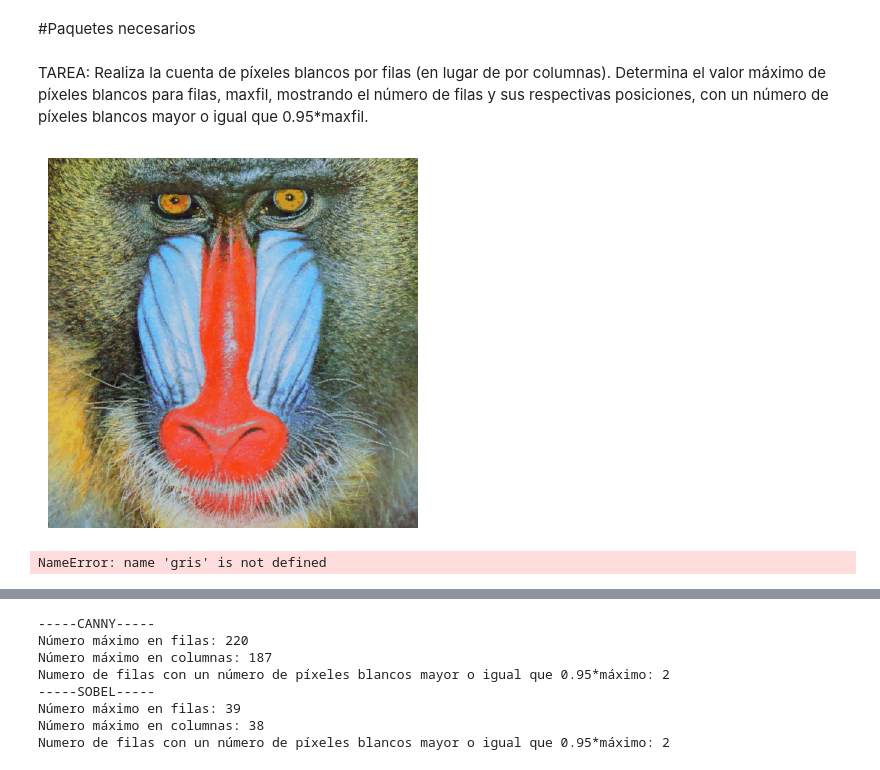
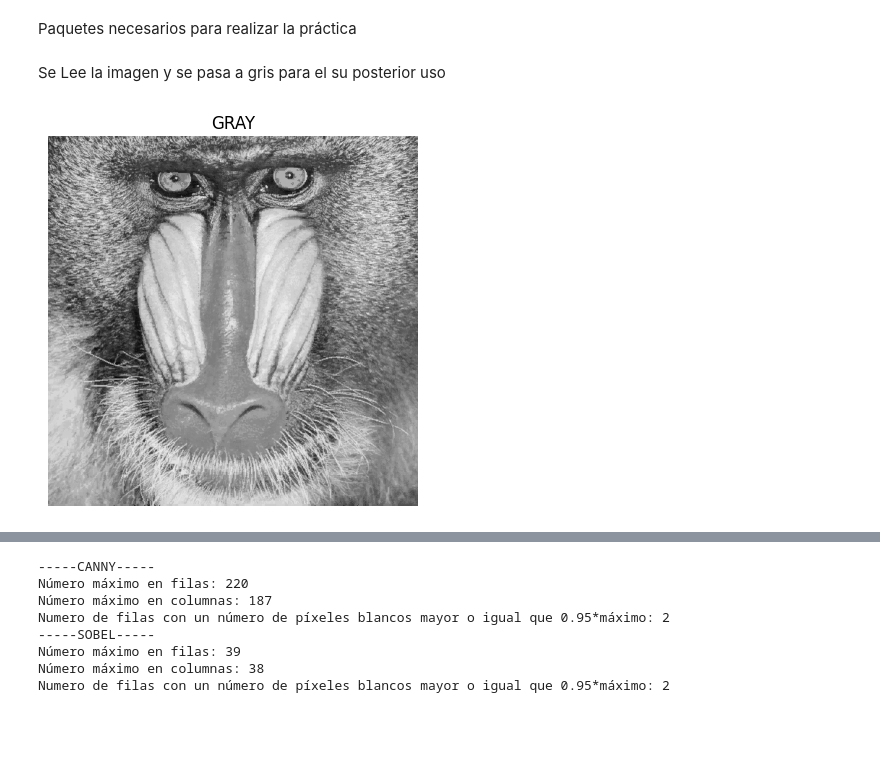
Before and after one commit to CarlosMireles/Practica-2-VC, a Jupyter notebook: entrega 2.ipynb, the cells around one changed output, grey strips where cells are left out. Drawn from its saved outputs; the diff is of its cells as text; code cells hidden in the pictures; blank space fills up the shorter version.

```diff
--- a/entrega 2.ipynb
+++ b/entrega 2.ipynb
@@ -1,34 +1,28 @@
+# %% [markdown]
+Paquetes necesarios para realizar la práctica
 # %%
 import cv2
 import numpy as np
 import matplotlib.pyplot as plt
-# %% [markdown]
-#Paquetes necesarios
-# %% [markdown]
-TAREA: Realiza la cuenta de píxeles blancos por filas (en lugar de por columnas). Determina el valor máximo de píxeles blancos para filas, maxfil, mostrando el número de filas y sus respectivas posiciones, con un número de píxeles blancos mayor o igual que 0.95*maxfil.
+# %% [markdown]
+Se Lee la imagen y se pasa a gris para el su posterior uso
 # %%
 #Lee imagen de archivo
 img = cv2.imread('mandril.jpg')
 
 #Si hay lectura correcta
 if img is not None:
-    #OpenCV lee las imágenes almacenando en formato BGR, por lo que se convierte a RGB para visualizarla de forma correcta
-    img_rgb = cv2.cvtColor(img, cv2.COLOR_BGR2RGB)
+    gris = cv2.cvtColor(img, cv2.COLOR_BGR2GRAY)            # Se pasa la imagen a gris para realizar la tarea
 
+    # Se muestran las dos fotos
     plt.figure()
-    plt.axis("off")                 #Eliminamos etiquetas de los ejes
-    plt.imshow(img_rgb)             #Muestra la imagen tras convertir a RGB
-    plt.show()
+    plt.axis("off")
+    plt.title('GRAY')
+    plt.imshow(gris, cmap='gray')
+
+
+
 else:
     print('Imagen no encontrada')
 # %% [output]
-[figure, old version]
+[figure, new version]
-# %%
-#Obtiene contornos con el operador de Canny
-canny = cv2.Canny(gris, 100, 200)
-#print(canny) #Muestra contenido, valores 0 o 255
-#Visualiza resultado
-plt.imshow(canny, cmap='gray')
-plt.show()
-# %% [output]
-NameError: name 'gris' is not defined
```
Also changed, not shown: parts of 20 cells of this notebook.
